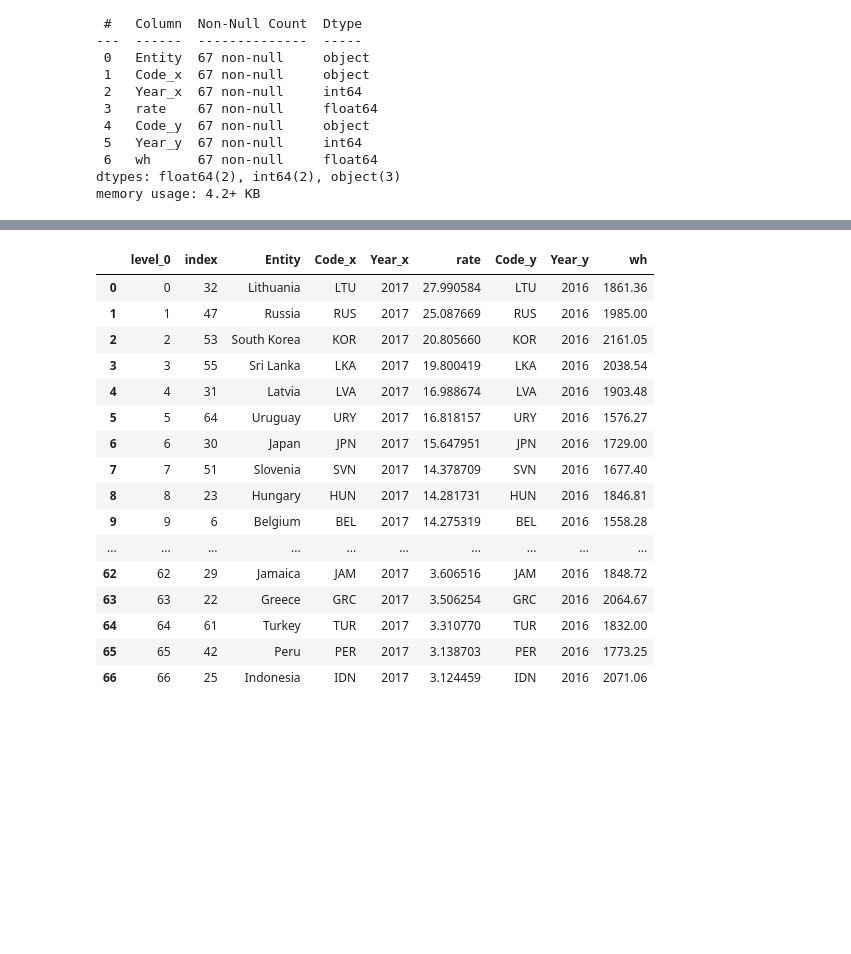
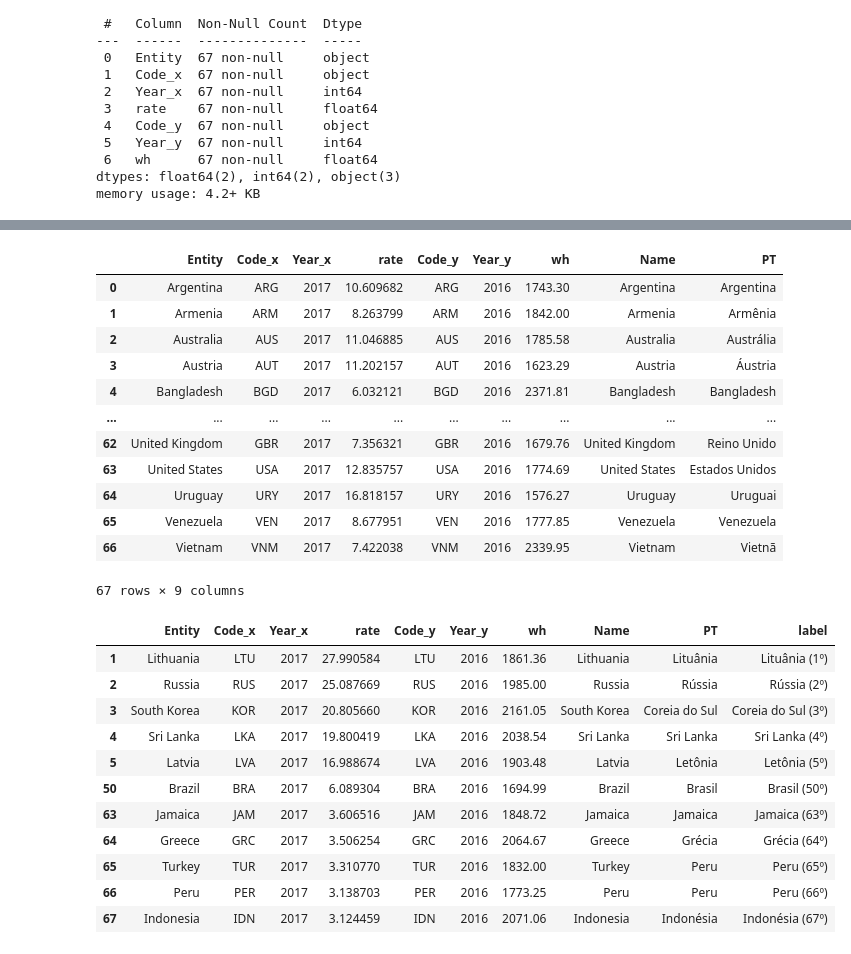
Before and after one commit to otaviobertucini/Machine-Learning-Algorithms, a Jupyter notebook: files/world-data/suicide vs wors worked.ipynb, the cells around one changed output, grey strips where cells are left out. Drawn from its saved outputs; the diff is of its cells as text; code cells hidden in the pictures; blank space fills up the shorter version.

```diff
--- a/files/world-data/suicide vs wors worked.ipynb
+++ b/files/world-data/suicide vs wors worked.ipynb
@@ -90,3 +89,7 @@ Data columns (total 7 columns):
  6   wh      67 non-null     float64
 dtypes: float64(2), int64(2), object(3)
 memory usage: 4.2+ KB
+# %%
+cou = pd.read_csv('/home/otavio/ml/datasets/utils/countries.csv')
+cou.drop(['Index', 'Code'], inplace=True, axis=1)
+cou
@@ -93,25 +110,40 @@ memory usage: 4.2+ KB
+# %%
+data = data.merge(cou, how='left', left_on='Entity', right_on='Name')
+data
+# %% [output]
+|  | Entity | Code_x | Year_x | rate | Code_y | Year_y | wh | Name | PT |
+| 0 | Argentina | ARG | 2017 | 10.609682 | ARG | 2016 | 1743.30 | Argentina | Argentina |
+| 1 | Armenia | ARM | 2017 | 8.263799 | ARM | 2016 | 1842.00 | Armenia | Armênia |
+| 2 | Australia | AUS | 2017 | 11.046885 | AUS | 2016 | 1785.58 | Australia | Austrália |
+| 3 | Austria | AUT | 2017 | 11.202157 | AUT | 2016 | 1623.29 | Austria | Áustria |
+| 4 | Bangladesh | BGD | 2017 | 6.032121 | BGD | 2016 | 2371.81 | Bangladesh | Bangladesh |
+| ... | ... | ... | ... | ... | ... | ... | ... | ... | ... |
+| 62 | United Kingdom | GBR | 2017 | 7.356321 | GBR | 2016 | 1679.76 | United Kingdom | Reino Unido |
+| 63 | United States | USA | 2017 | 12.835757 | USA | 2016 | 1774.69 | United States | Estados Unidos |
+| 64 | Uruguay | URY | 2017 | 16.818157 | URY | 2016 | 1576.27 | Uruguay | Uruguai |
+| 65 | Venezuela | VEN | 2017 | 8.677951 | VEN | 2016 | 1777.85 | Venezuela | Venezuela |
+| 66 | Vietnam | VNM | 2017 | 7.422038 | VNM | 2016 | 2339.95 | Vietnam | Vietnã |
+67 rows × 9 columns
 # %%
 data = data.sort_values('rate', ascending=False)
-rank1 = data[:15]
+data = data.reset_index(drop=True)
+rank1 = data[:5]
 rank2 = data[data['Entity'] == 'Brazil']
-rank3 = data[-15:]
+rank3 = data[-5:]
 rank = pd.concat([rank1, rank2, rank3])
+rank.index = rank.index + 1
+rank['label'] = rank['PT'] + ' (' + rank.index.astype(str) + 'º)'
 rank
 # %% [output]
-|  | level_0 | index | Entity | Code_x | Year_x | rate | Code_y | Year_y | wh |
-| 0 | 0 | 32 | Lithuania | LTU | 2017 | 27.990584 | LTU | 2016 | 1861.36 |
-| 1 | 1 | 47 | Russia | RUS | 2017 | 25.087669 | RUS | 2016 | 1985.00 |
-| 2 | 2 | 53 | South Korea | KOR | 2017 | 20.805660 | KOR | 2016 | 2161.05 |
-| 3 | 3 | 55 | Sri Lanka | LKA | 2017 | 19.800419 | LKA | 2016 | 2038.54 |
-| 4 | 4 | 31 | Latvia | LVA | 2017 | 16.988674 | LVA | 2016 | 1903.48 |
-| 5 | 5 | 64 | Uruguay | URY | 2017 | 16.818157 | URY | 2016 | 1576.27 |
-| 6 | 6 | 30 | Japan | JPN | 2017 | 15.647951 | JPN | 2016 | 1729.00 |
-| 7 | 7 | 51 | Slovenia | SVN | 2017 | 14.378709 | SVN | 2016 | 1677.40 |
-| 8 | 8 | 23 | Hungary | HUN | 2017 | 14.281731 | HUN | 2016 | 1846.81 |
-| 9 | 9 | 6 | Belgium | BEL | 2017 | 14.275319 | BEL | 2016 | 1558.28 |
-| ... | ... | ... | ... | ... | ... | ... | ... | ... | ... |
-| 62 | 62 | 29 | Jamaica | JAM | 2017 | 3.606516 | JAM | 2016 | 1848.72 |
-| 63 | 63 | 22 | Greece | GRC | 2017 | 3.506254 | GRC | 2016 | 2064.67 |
-| 64 | 64 | 61 | Turkey | TUR | 2017 | 3.310770 | TUR | 2016 | 1832.00 |
-| 65 | 65 | 42 | Peru | PER | 2017 | 3.138703 | PER | 2016 | 1773.25 |
-| 66 | 66 | 25 | Indonesia | IDN | 2017 | 3.124459 | IDN | 2016 | 2071.06 |
+|  | Entity | Code_x | Year_x | rate | Code_y | Year_y | wh | Name | PT | label |
+| 1 | Lithuania | LTU | 2017 | 27.990584 | LTU | 2016 | 1861.36 | Lithuania | Lituânia | Lituânia (1º) |
+| 2 | Russia | RUS | 2017 | 25.087669 | RUS | 2016 | 1985.00 | Russia | Rússia | Rússia (2º) |
+| 3 | South Korea | KOR | 2017 | 20.805660 | KOR | 2016 | 2161.05 | South Korea | Coreia do Sul | Coreia do Sul (3º) |
+| 4 | Sri Lanka | LKA | 2017 | 19.800419 | LKA | 2016 | 2038.54 | Sri Lanka | Sri Lanka | Sri Lanka (4º) |
+| 5 | Latvia | LVA | 2017 | 16.988674 | LVA | 2016 | 1903.48 | Latvia | Letônia | Letônia (5º) |
+| 50 | Brazil | BRA | 2017 | 6.089304 | BRA | 2016 | 1694.99 | Brazil | Brasil | Brasil (50º) |
+| 63 | Jamaica | JAM | 2017 | 3.606516 | JAM | 2016 | 1848.72 | Jamaica | Jamaica | Jamaica (63º) |
+| 64 | Greece | GRC | 2017 | 3.506254 | GRC | 2016 | 2064.67 | Greece | Grécia | Grécia (64º) |
+| 65 | Turkey | TUR | 2017 | 3.310770 | TUR | 2016 | 1832.00 | Turkey | Peru | Peru (65º) |
+| 66 | Peru | PER | 2017 | 3.138703 | PER | 2016 | 1773.25 | Peru | Peru | Peru (66º) |
+| 67 | Indonesia | IDN | 2017 | 3.124459 | IDN | 2016 | 2071.06 | Indonesia | Indonésia | Indonésia (67º) |
```
Also changed, not shown: parts of 6 cells of this notebook, 1 other file.
